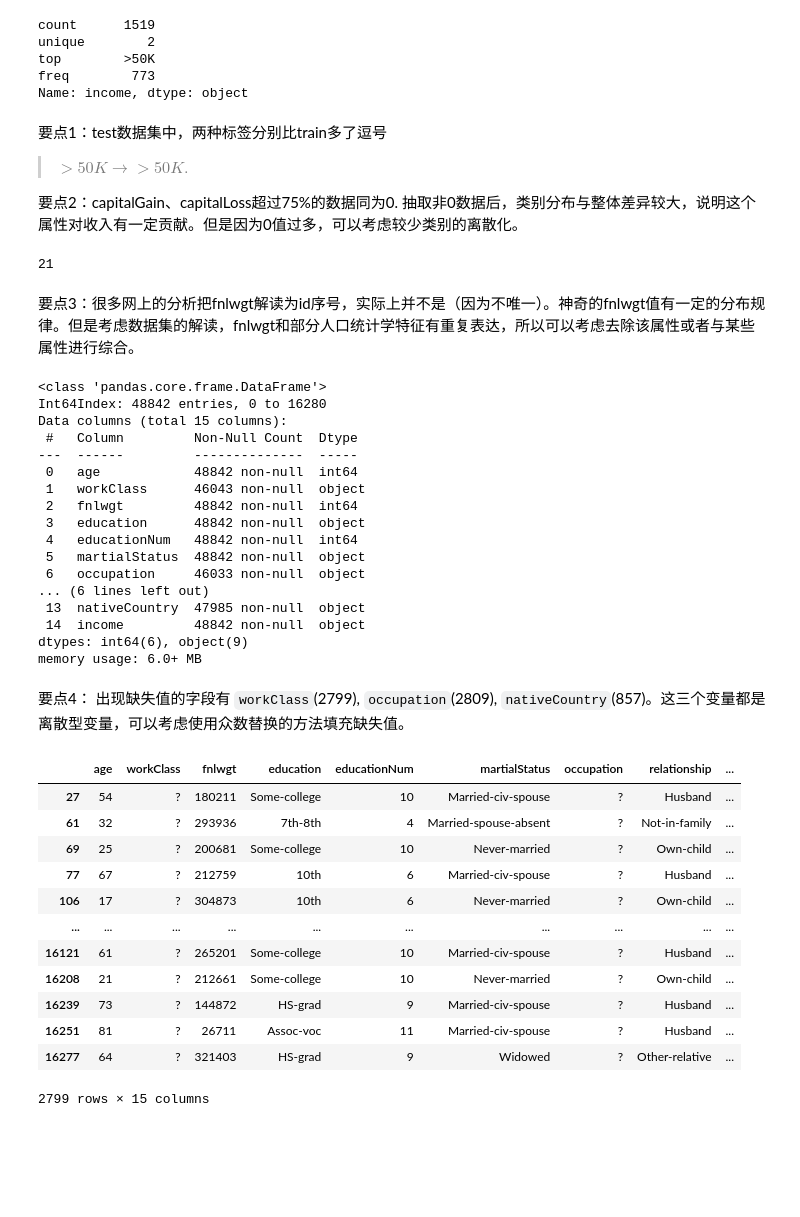
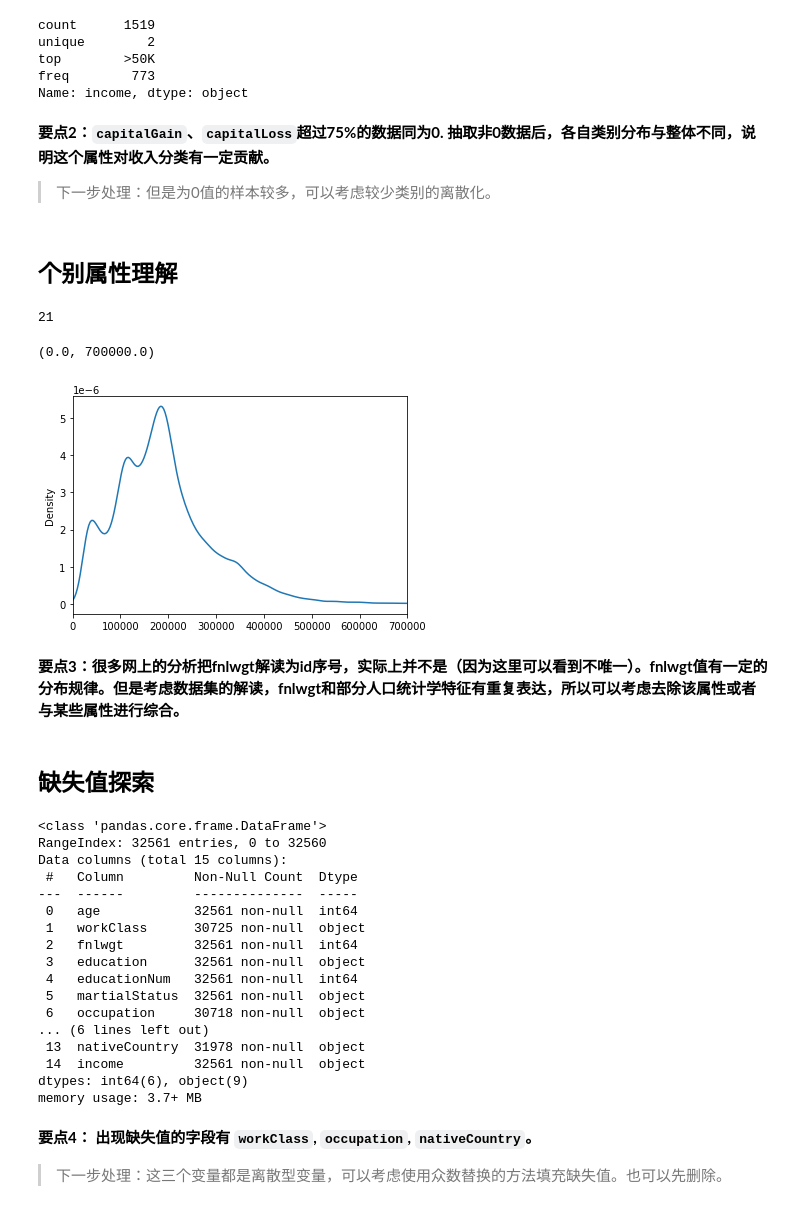
Before and after one commit to MarioZZJ/PM.SimLab-DM, a Jupyter notebook: L2-Classification.ipynb, the cells around one changed output. Saved outputs shown, nothing was run; the diff lists cells and outputs as text; code cells hidden in the pictures; blank space fills up the shorter version.

```diff
--- a/L2-Classification.ipynb
+++ b/L2-Classification.ipynb
@@ -133,52 +109,47 @@ unique        2
 top        >50K
 freq        773
 Name: income, dtype: object
-# %% [markdown]
-要点1：test数据集中，两种标签分别比train多了逗号
-> $>50K \rightarrow >50K.$
-
-要点2：capitalGain、capitalLoss超过75%的数据同为0. 抽取非0数据后，类别分布与整体差异较大，说明这个属性对收入有一定贡献。但是因为0值过多，可以考虑较少类别的离散化。
+# %% [markdown]
+**要点2：`capitalGain`、`capitalLoss`超过75%的数据同为0. 抽取非0数据后，各自类别分布与整体不同，说明这个属性对收入分类有一定贡献。**
+
+> 下一步处理：但是为0值的样本较多，可以考虑较少类别的离散化。
+# %% [markdown]
+## 个别属性理解
 # %%
 data.groupby(by=['fnlwgt']).count().iloc[:,0].sort_values(ascending=False).max()
 # %% [output]
 21
+# %%
+ax = data.fnlwgt.plot.kde()
+ax.set_xlim([0,700000])
+# %% [output]
+(0.0, 700000.0)
+[figure, added]
 # %% [markdown]
-要点3：很多网上的分析把fnlwgt解读为id序号，实际上并不是（因为不唯一）。神奇的fnlwgt值有一定的分布规律。但是考虑数据集的解读，fnlwgt和部分人口统计学特征有重复表达，所以可以考虑去除该属性或者与某些属性进行综合。
+**要点3：很多网上的分析把fnlwgt解读为id序号，实际上并不是（因为这里可以看到不唯一）。fnlwgt值有一定的分布规律。但是考虑数据集的解读，fnlwgt和部分人口统计学特征有重复表达，所以可以考虑去除该属性或者与某些属性进行综合。**
+# %% [markdown]
+## 缺失值探索
 # %%
-data.replace(' ?',np.nan).info()
+train.replace(' ?',np.nan).info()
 # %% [output]
 <class 'pandas.core.frame.DataFrame'>
-Int64Index: 48842 entries, 0 to 16280
+RangeIndex: 32561 entries, 0 to 32560
 Data columns (total 15 columns):
  #   Column         Non-Null Count  Dtype
 ---  ------         --------------  -----
- 0   age            48842 non-null  int64
- 1   workClass      46043 non-null  object
- 2   fnlwgt         48842 non-null  int64
- 3   education      48842 non-null  object
- 4   educationNum   48842 non-null  int64
- 5   martialStatus  48842 non-null  object
- 6   occupation     46033 non-null  object
+ 0   age            32561 non-null  int64
+ 1   workClass      30725 non-null  object
+ 2   fnlwgt         32561 non-null  int64
+ 3   education      32561 non-null  object
+ 4   educationNum   32561 non-null  int64
+ 5   martialStatus  32561 non-null  object
+ 6   occupation     30718 non-null  object
 ... (6 lines left out)
- 13  nativeCountry  47985 non-null  object
- 14  income         48842 non-null  object
+ 13  nativeCountry  31978 non-null  object
+ 14  income         32561 non-null  object
 dtypes: int64(6), object(9)
-memory usage: 6.0+ MB
+memory usage: 3.7+ MB
 # %% [markdown]
-要点4： 出现缺失值的字段有 `workClass`(2799), `occupation`(2809), `nativeCountry`(857)。这三个变量都是离散型变量，可以考虑使用众数替换的方法填充缺失值。
+**要点4： 出现缺失值的字段有 `workClass`, `occupation`, `nativeCountry`。**
+
+> 下一步处理：这三个变量都是离散型变量，可以考虑使用众数替换的方法填充缺失值。也可以先删除。
-# %%
-data[data.workClass==' ?']
-# %% [output]
-|  | age | workClass | fnlwgt | education | educationNum | martialStatus | occupation | relationship | ... |
-| 27 | 54 | ? | 180211 | Some-college | 10 | Married-civ-spouse | ? | Husband | ... |
-| 61 | 32 | ? | 293936 | 7th-8th | 4 | Married-spouse-absent | ? | Not-in-family | ... |
-| 69 | 25 | ? | 200681 | Some-college | 10 | Never-married | ? | Own-child | ... |
-| 77 | 67 | ? | 212759 | 10th | 6 | Married-civ-spouse | ? | Husband | ... |
-| 106 | 17 | ? | 304873 | 10th | 6 | Never-married | ? | Own-child | ... |
-| ... | ... | ... | ... | ... | ... | ... | ... | ... | ... |
-| 16121 | 61 | ? | 265201 | Some-college | 10 | Married-civ-spouse | ? | Husband | ... |
-| 16208 | 21 | ? | 212661 | Some-college | 10 | Never-married | ? | Own-child | ... |
-| 16239 | 73 | ? | 144872 | HS-grad | 9 | Married-civ-spouse | ? | Husband | ... |
-| 16251 | 81 | ? | 26711 | Assoc-voc | 11 | Married-civ-spouse | ? | Husband | ... |
-| 16277 | 64 | ? | 321403 | HS-grad | 9 | Widowed | ? | Other-relative | ... |
-2799 rows × 15 columns
```
Also changed, not shown: parts of 30 cells of this notebook, 2 other files.
